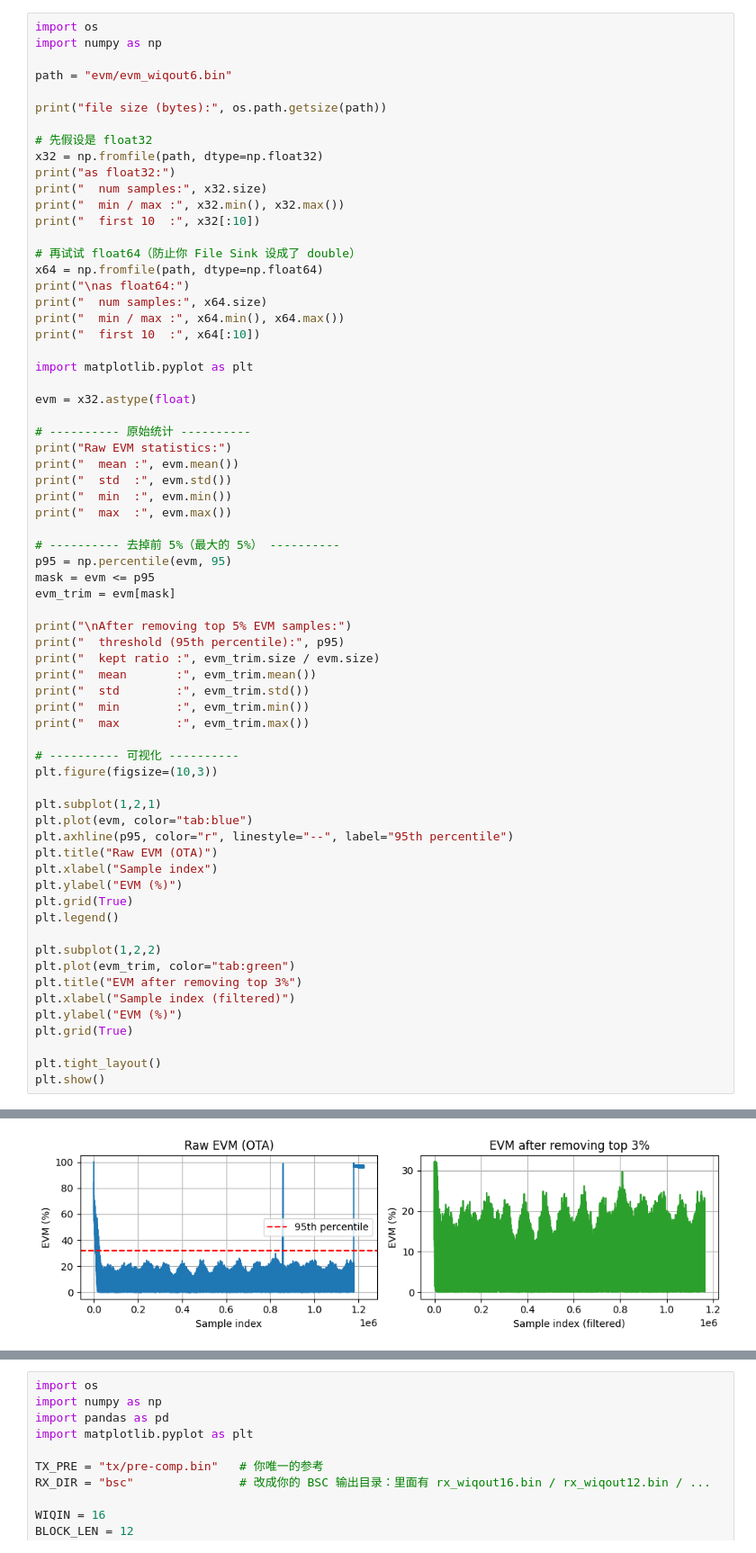
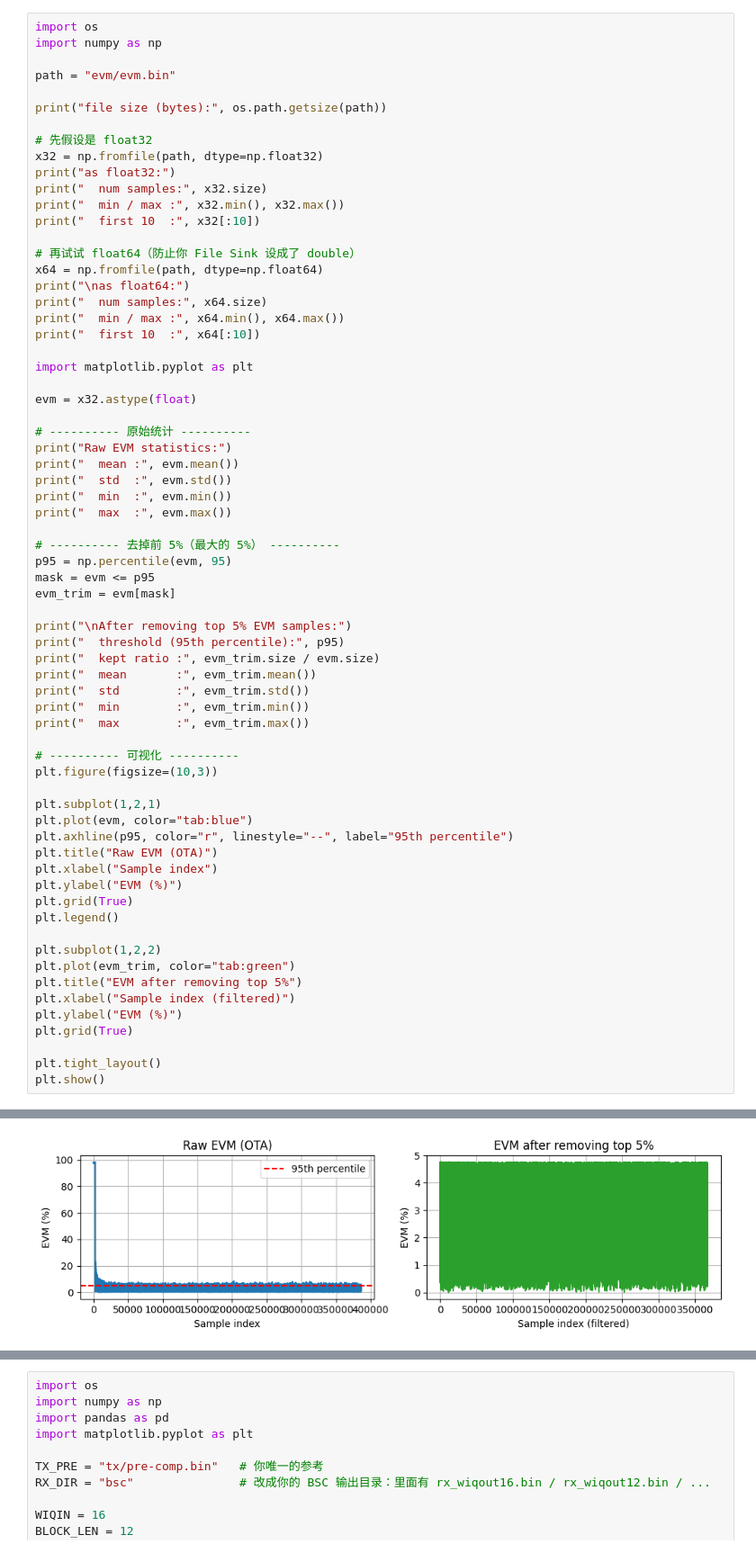
Before and after one commit to Agata872/Low_signal_resolution_extended, a Jupyter notebook: QPSK/validate.ipynb, the cells around one changed output, grey strips where cells are left out. Shown at 90% size. Cells and saved outputs as stored; diff of their text form.

```diff
--- a/QPSK/validate.ipynb
+++ b/QPSK/validate.ipynb
@@ -82,7 +82,7 @@ plt.show()
 import os
 import numpy as np
 
-path = "evm/evm_wiqout6.bin"
+path = "evm/evm.bin"
 
 print("file size (bytes):", os.path.getsize(path))
 
@@ -138,7 +138,7 @@ plt.legend()
 
 plt.subplot(1,2,2)
 plt.plot(evm_trim, color="tab:green")
-plt.title("EVM after removing top 3%")
+plt.title("EVM after removing top 5%")
 plt.xlabel("Sample index (filtered)")
 plt.ylabel("EVM (%)")
 plt.grid(True)
@@ -166 +166 @@ as float64:
-[figure, old version]
+[figure, new version]
```
Also changed, not shown: parts of 3 cells of this notebook, 1 other file.
